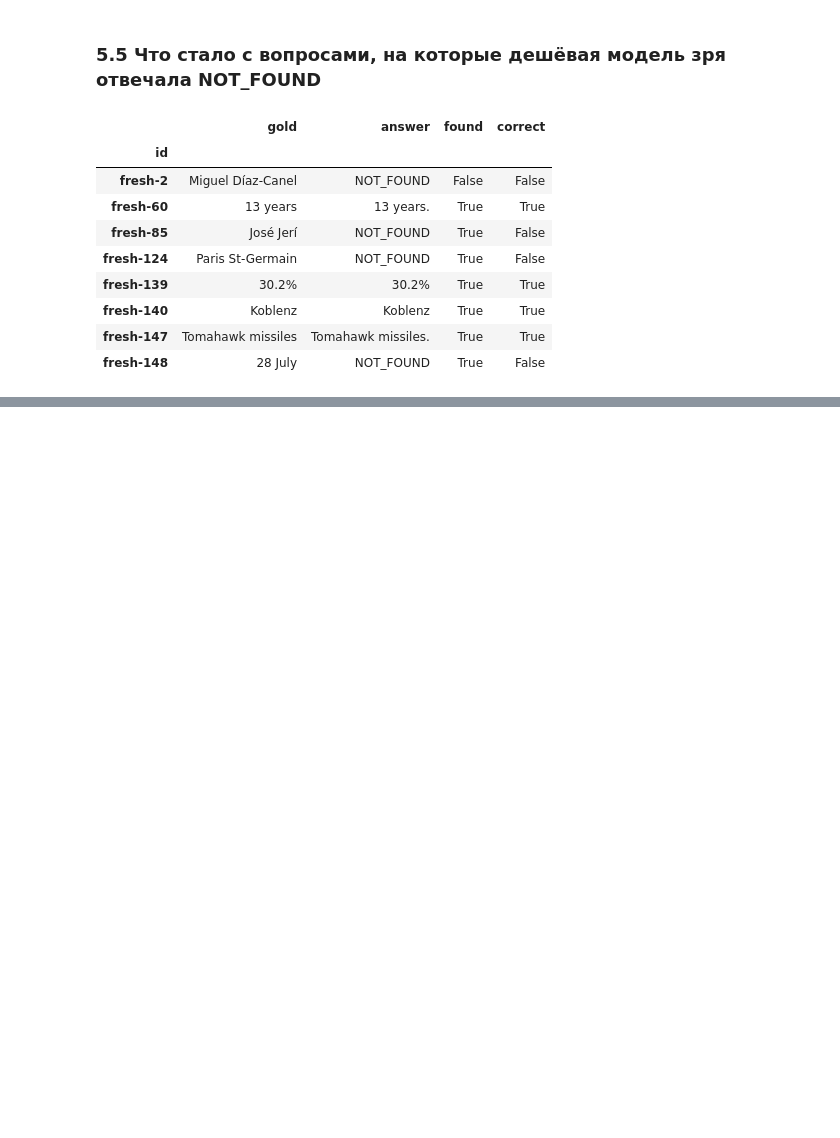
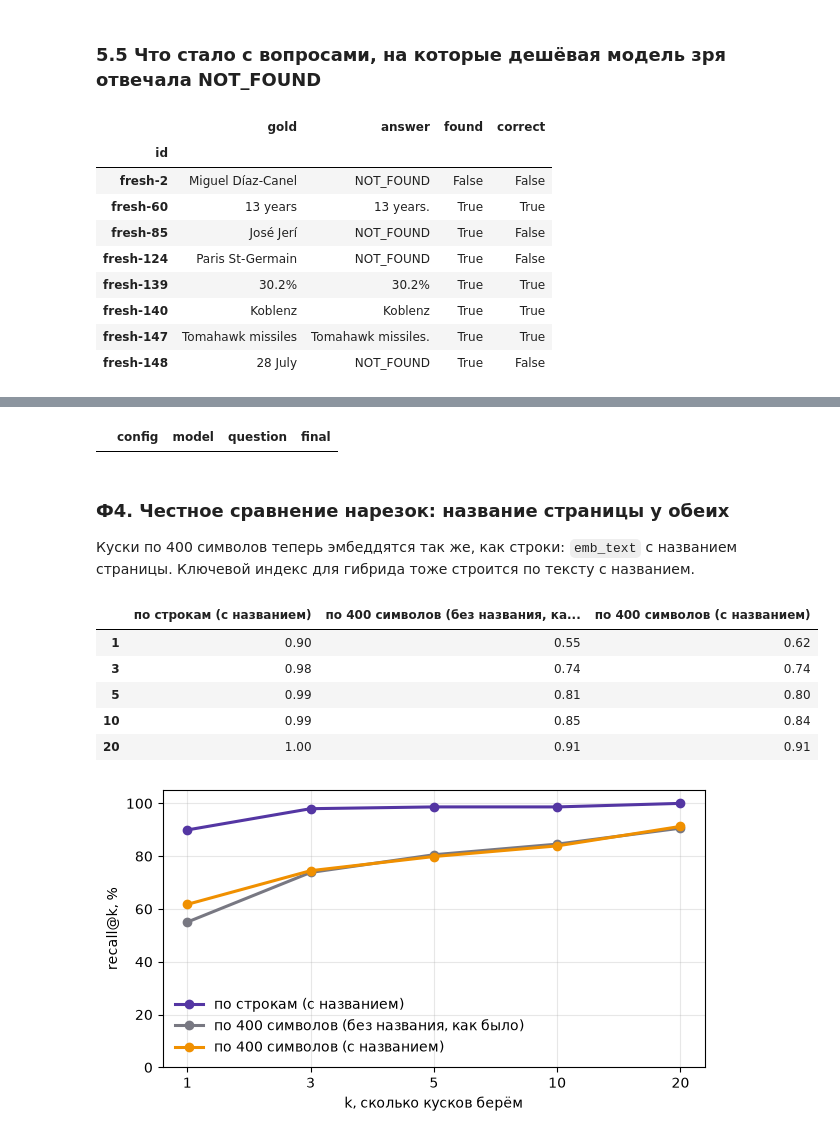
Before and after one commit to OGrabar/ai_agents, a Jupyter notebook: hw2/seminar02_skeleton.ipynb, the cells around one changed output, grey strips where cells are left out. Saved outputs shown, nothing was run; the diff lists cells and outputs as text; code cells hidden in the pictures; blank space fills up the shorter version.

```diff
--- a/hw2/seminar02_skeleton.ipynb
+++ b/hw2/seminar02_skeleton.ipynb
@@ -939,0 +970,11 @@ cheap(para_results).set_index("id").loc[refused_lines, ["gold", "answer", "found
+# %%
+def refused_final(answer, refused_any):
+    final = "" if pd.isna(answer) else str(answer)
+    return "NOT_FOUND" in final or (final == "" and bool(refused_any))
+
+saved["refused_final"] = [refused_final(a, r) for a, r in zip(saved["answer"], saved["refused"])]
+changed = saved[saved["refused"] != saved["refused_final"]]
+print("перестали считаться отказом:", changed[["config", "model", "id", "answer", "correct"]].to_string(index=False))
+saved.groupby(["config", "model"], sort=False).apply(lambda g: pd.Series({
+    "отказов, весь текст": int(g["refused"].sum()), "отказов, FINAL": int(g["refused_final"].sum()),
+    "зря отказов, FINAL": int((g["refused_final"] & ~g["correct"]).sum())}))
@@ -939,0 +999,16 @@ cheap(para_results).set_index("id").loc[refused_lines, ["gold", "answer", "found
+# %%
+unanswerable = [json.loads(l) for l in (DATA / "unanswerable_2026_v2.jsonl").read_text(encoding="utf-8").splitlines() if l.strip()]
+corpus_text = "\n".join(p["text"] for p in corpus).lower()
+for word in ["alcaraz", "sinner", "djokovic", "sabalenka", "gauff", "bayern", "bundesliga", "reykjavík", "eruption"]:
+    assert not re.search(rf"\b{word}\b", corpus_text), word  # ни имён возможных победителей, ни самих событий в корпусе нет
+
+rows = []
+for name, fn, model in [("RAG, k=5", rag_answer, MODELS["cheap"]), ("RAG, k=5", rag_answer, MODELS["mid"]), ("агент с инструментом", agent, MODELS["cheap"])]:
+    for t in unanswerable:
+        out = fn(t["question"], model)
+        rows.append({"config": name, "model": model.split("/")[-1], "id": t["id"], "question": t["question"],
+                     "final": final_answer(out["answer"]), "refused": refused_final(final_answer(out["answer"]), "NOT_FOUND" in out["answer"]),
+                     "cost": out["cost"], "answer": out["answer"]})
+unans = pd.DataFrame(rows)
+unans.to_csv("results_unanswerable.csv", index=False)
+unans.groupby(["config", "model"], sort=False).agg(отказов_из_10=("refused", "sum"), цена_USD=("cost", "sum"))
@@ -939,0 +1021,28 @@ cheap(para_results).set_index("id").loc[refused_lines, ["gold", "answer", "found
+# %%
+unans[~unans["refused"]][["config", "model", "question", "final"]]
+# %% [output]
+|  | config | model | question | final |
+# %% [markdown]
+### Ф4. Честное сравнение нарезок: название страницы у обеих
+
+Куски по 400 символов теперь эмбеддятся так же, как строки: `emb_text` с названием страницы. Ключевой индекс для гибрида тоже строится по тексту с названием.
+# %%
+char_vecs_titled = embed_cached([emb_text(c) for c in char_chunks])
+save_cache()
+fair = {"по строкам (с названием)": recall_curve(line_chunks, line_vecs),
+        "по 400 символов (без названия, как было)": recall_curve(char_chunks, char_vecs),
+        "по 400 символов (с названием)": recall_curve(char_chunks, char_vecs_titled)}
+fig, ax = plt.subplots(figsize=(7, 3.6))
+for (name, curve), color in zip(fair.items(), [COLORS["violet"], COLORS["grey"], COLORS["amber"]]):
+    ax.plot([str(k) for k in curve], [v * 100 for v in curve.values()], marker="o", lw=2.2, color=color, label=name)
+ax.set_xlabel("k, сколько кусков берём"); ax.set_ylabel("recall@k, %"); ax.set_ylim(0, 105); ax.legend(frameon=False); ax.grid(alpha=0.3)
+fig.savefig("img/recall_fair.png", dpi=150, bbox_inches="tight")
+pd.DataFrame(fair).round(2)
+# %% [output]
+|  | по строкам (с названием) | по 400 символов (без названия, ка... | по 400 символов (с названием) |
+| 1 | 0.90 | 0.55 | 0.62 |
+| 3 | 0.98 | 0.74 | 0.74 |
+| 5 | 0.99 | 0.81 | 0.80 |
+| 10 | 0.99 | 0.85 | 0.84 |
+| 20 | 1.00 | 0.91 | 0.91 |
+[figure, added]
```
Also changed, not shown: parts of 8 cells of this notebook, 6 other files.
